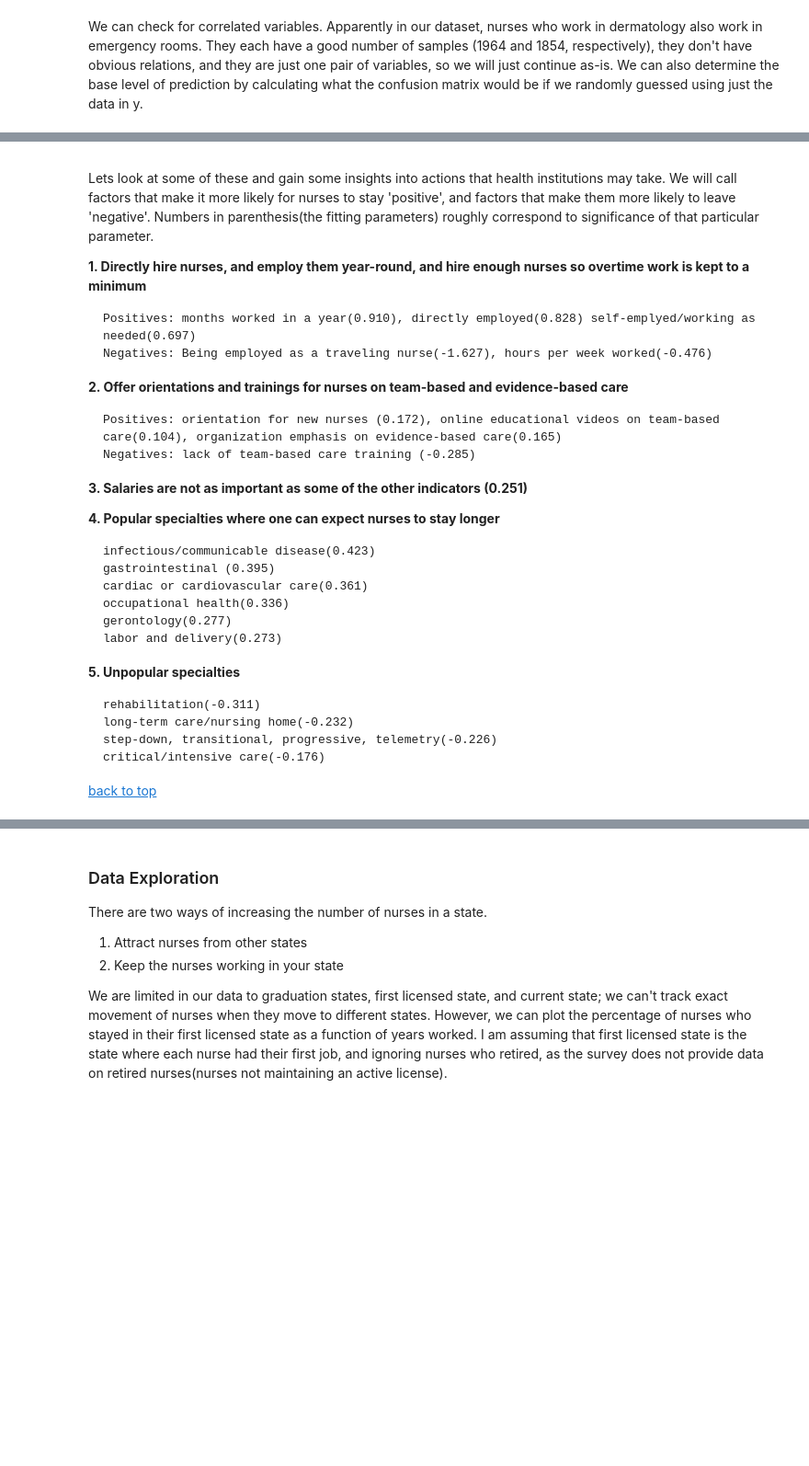
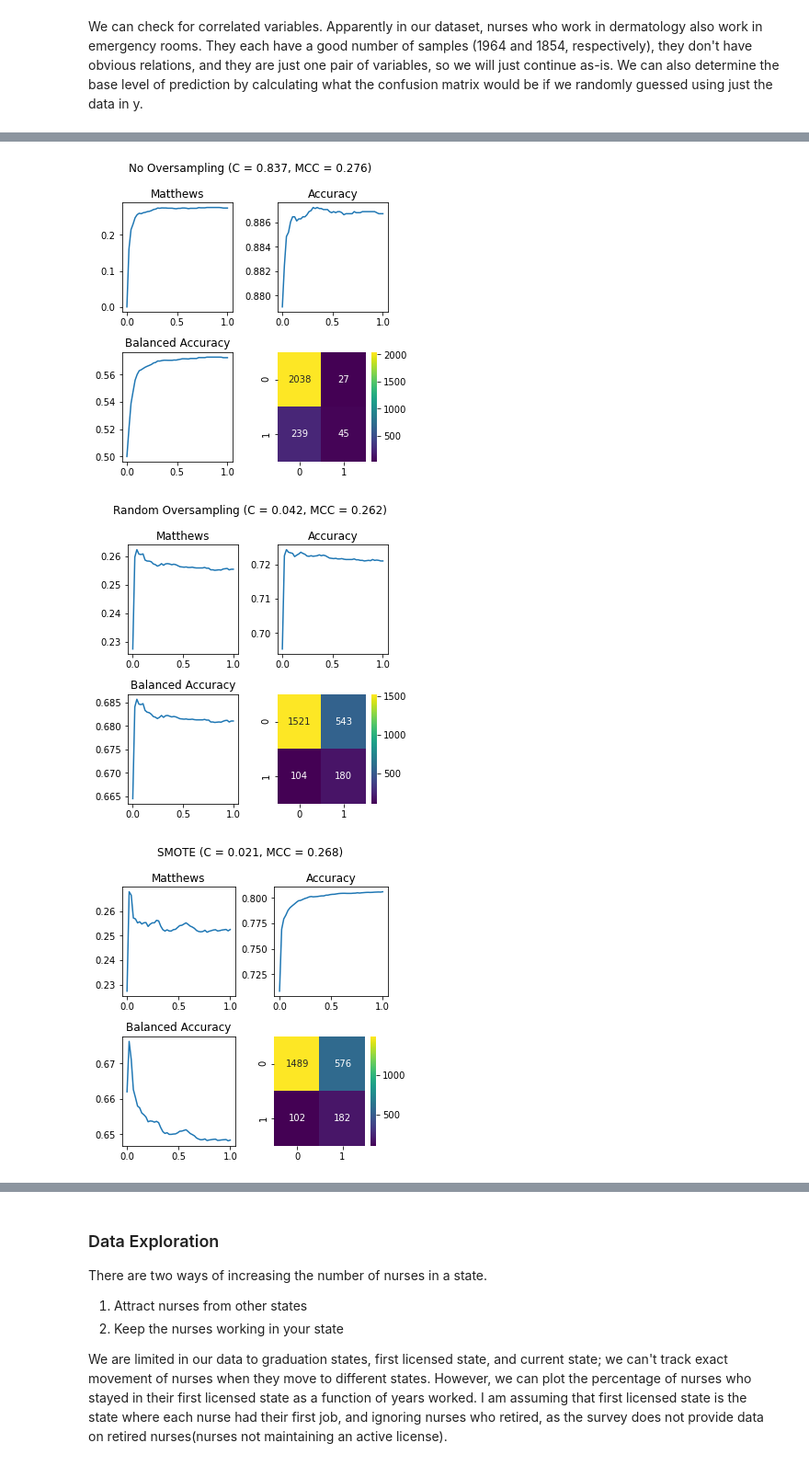
Before and after one commit to tk0802kim/Analysis-of-Nursing-Data, a Jupyter notebook: nursing_analysis.ipynb, the cells around one changed output, grey strips where cells are left out. Shown at 92% size. Cells and saved outputs as stored; diff of their text form; code cells hidden in the pictures; blank space fills up the shorter version.

```diff
--- a/nursing_analysis.ipynb
+++ b/nursing_analysis.ipynb
@@ -336,13 +372,0 @@ We will use logistic regression with L2 penalty. We are using L2 rather than L1
-# %%
-from sklearn import linear_model
-from sklearn.metrics import confusion_matrix, plot_confusion_matrix
-
-Cs = np.linspace(0.64,0.66)
-logit_ridge = linear_model.LogisticRegressionCV(Cs=Cs, penalty='l2',max_iter=1000).fit(x,y)
-print('C = {}'.format(logit_ridge.C_[0]))
-
-cf=confusion_matrix(y, logit_ridge.predict(x))
-acc = np.mean(logit_ridge.scores_[1][:,list(Cs).index(logit_ridge.C_[0])])
-print('{:.1f}% accurate'.format(acc*100))
-plot_confusion_matrix(logit_ridge, x, y)
-plt.show()
@@ -412,34 +372,0 @@ B9: TEAM-BASED CARE - ONLINE EDUCATIONAL VIDEOS OFFERED BY  PLACE OF EMPLOYMENT
-# %% [markdown]
-<a id='logistic_conclusions'></a>
-
-Lets look at some of these and gain some insights into actions that health institutions may take. We will call factors that make it more likely for nurses to stay 'positive', and factors that make them more likely to leave 'negative'. Numbers in parenthesis(the fitting parameters) roughly correspond to significance of that particular parameter.
-
-**1. Directly hire nurses, and employ them year-round, and hire enough nurses so overtime work is kept to a minimum**
-
-    Positives: months worked in a year(0.910), directly employed(0.828) self-emplyed/working as needed(0.697)
-    Negatives: Being employed as a traveling nurse(-1.627), hours per week worked(-0.476)
-
-**2. Offer orientations and trainings for nurses on team-based and evidence-based care**
-
-    Positives: orientation for new nurses (0.172), online educational videos on team-based care(0.104), organization emphasis on evidence-based care(0.165)
-    Negatives: lack of team-based care training (-0.285)
-
-**3. Salaries are not as important as some of the other indicators (0.251)**
-
-**4. Popular specialties where one can expect nurses to stay longer**
-
-    infectious/communicable disease(0.423)
-    gastrointestinal (0.395)
-    cardiac or cardiovascular care(0.361)
-    occupational health(0.336)
-    gerontology(0.277)
-    labor and delivery(0.273)
-
-**5. Unpopular specialties**
-
-    rehabilitation(-0.311)
-    long-term care/nursing home(-0.232)
-    step-down, transitional, progressive, telemetry(-0.226)
-    critical/intensive care(-0.176)
-
-[back to top](#top_summary)
@@ -445,0 +470,18 @@ Lets look at some of these and gain some insights into actions that health insti
+# %%
+with open("logit_results.dill", "rb") as f:
+    [mc_list,acc_list,bacc_list,C_list] = dill.load(f)
+
+for mode in [*titles.keys()][:]:
+    #logistic_predict(mode)
+    logistic_plot_sweep(mode)
+
+
+
+for mode in [*titles.keys()][:]:
+    print(titles[mode])
+    print('C = {:.3f}, MCC = {:.3f}'.format(C_list[mode],max(mc_list[mode])))
+    print(' ')
+# %% [output]
+[figure, added]
+[figure, added]
+[figure, added]
```
Also changed, not shown: parts of 34 cells of this notebook.
